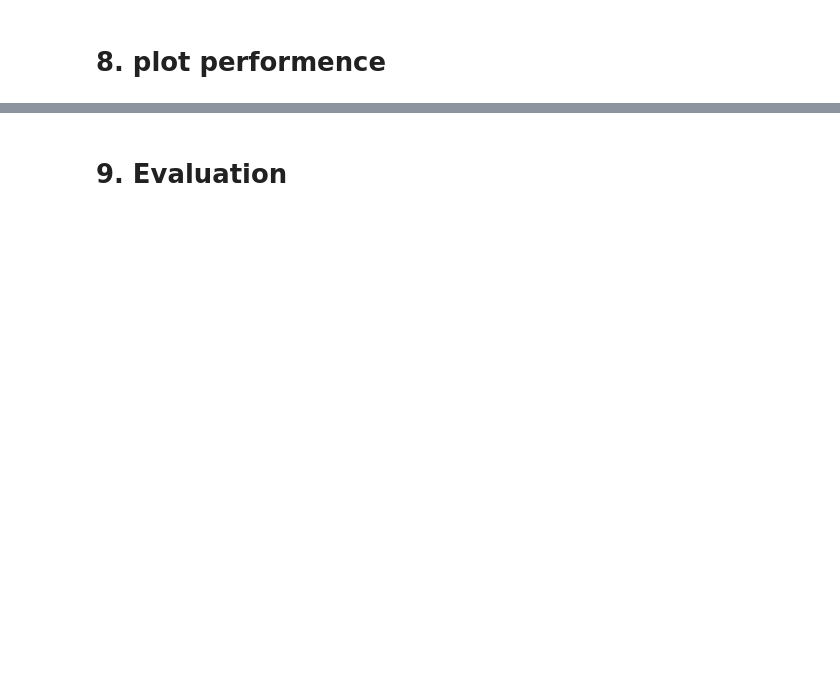
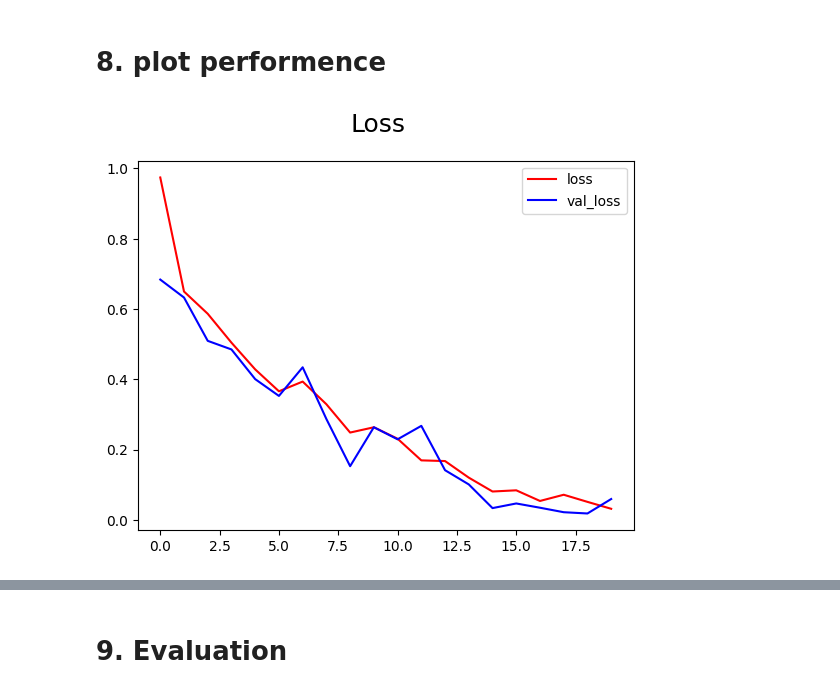
Before and after one commit to ThunderE75/CNN-ImageClassification, a Jupyter notebook: imageCNN.ipynb, the cells around one changed output, grey strips where cells are left out. Drawn from its saved outputs; the diff is of its cells as text; code cells hidden in the pictures; blank space fills up the shorter version.

```diff
--- a/imageCNN.ipynb
+++ b/imageCNN.ipynb
@@ -27,8 +69,7 @@ import os
 import cv2
 import imghdr
 
-# Set data directory
-data_dir = '/content/CNN/data'
+data_dir = '/content/CNN-ImageClassification/data'
 
 # Supported image extensions
 image_exts = ['jpeg', 'jpg', 'png', 'bmp']
@@ -123,10 +230,12 @@ hist = model.fit(train, epochs=20, validation_data=val, callbacks=[tensorboard_c
 # %%
 fig = plt.figure()
 plt.plot(hist.history['loss'], color='red', label='loss')
 plt.plot(hist.history['val_loss'], color='blue', label='val_loss')
 fig.suptitle('Loss', fontsize=18)
-plt.legend(loc="upper rigt")
+plt.legend(loc="upper right")
 plt.show()
+# %% [output]
+[figure, added]
 # %%
 fig = plt.figure()
 plt.plot(hist.history['accuracy'], color='green', label='accuracy')
```
Also changed, not shown: parts of 25 cells of this notebook.
